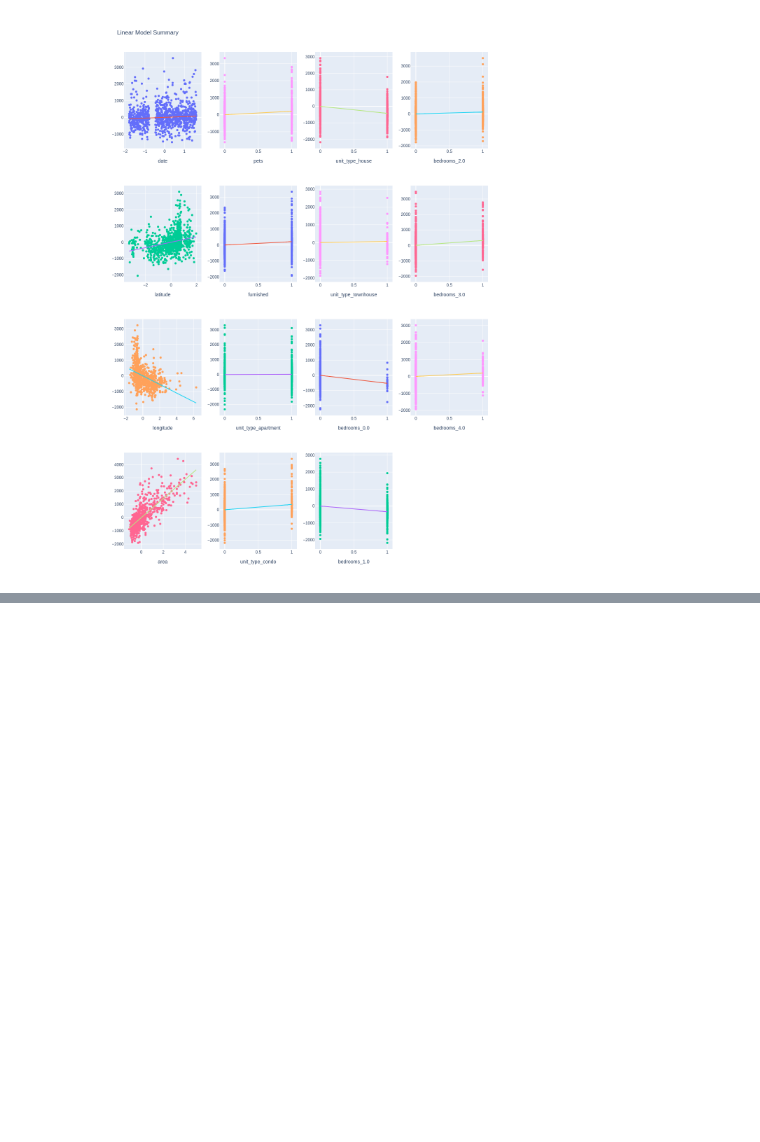
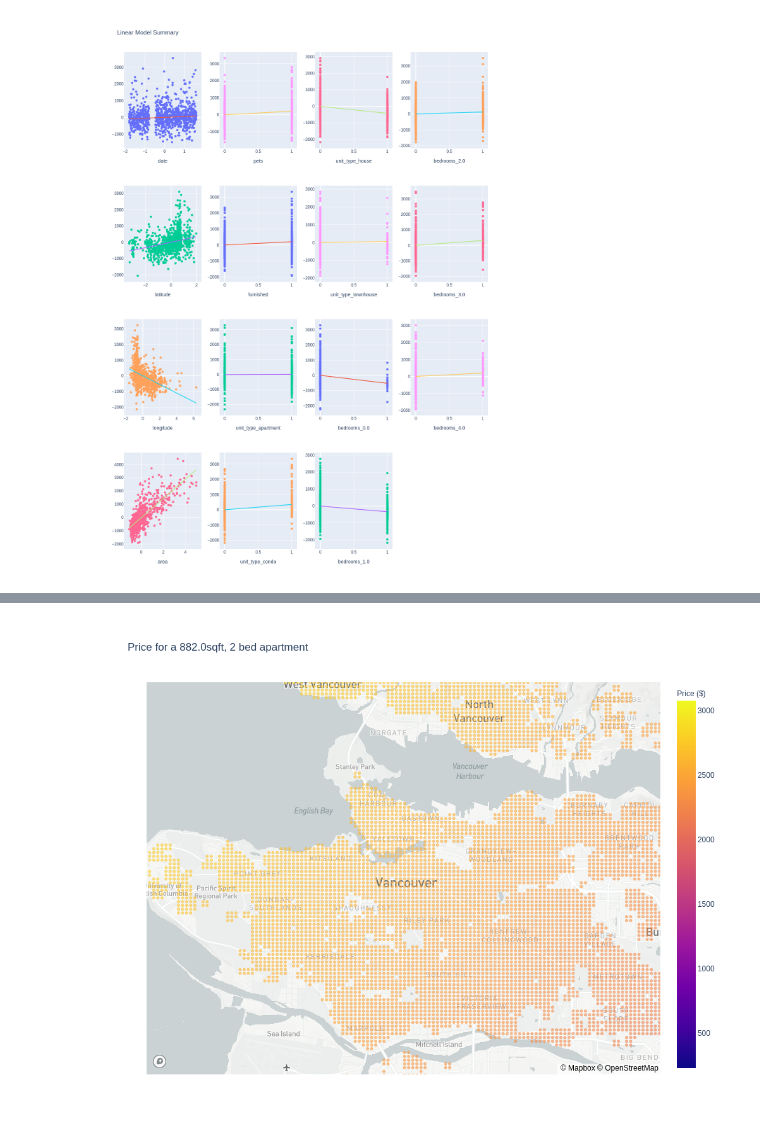
Before and after one commit to bramathon/tenant, a Jupyter notebook: modelling/Linear Model.ipynb, the cells around one changed output, grey strips where cells are left out. Cells and saved outputs as stored; diff of their text form; code cells hidden in the pictures; blank space fills up the shorter version.

```diff
--- a/modelling/Linear Model.ipynb
+++ b/modelling/Linear Model.ipynb
@@ -162,0 +174,4 @@ bedrooms_4.0: y = 198.451858*bedrooms_4.0
+# %%
+fig = map_model(X_train,regr,scaler=X_scaler)
+fig.show(height=800,width=1000)
+# %% [output]
@@ -162,0 +179 @@ bedrooms_4.0: y = 198.451858*bedrooms_4.0
+[figure, added]
```
Also changed, not shown: parts of 3 cells of this notebook, 1 other file.
